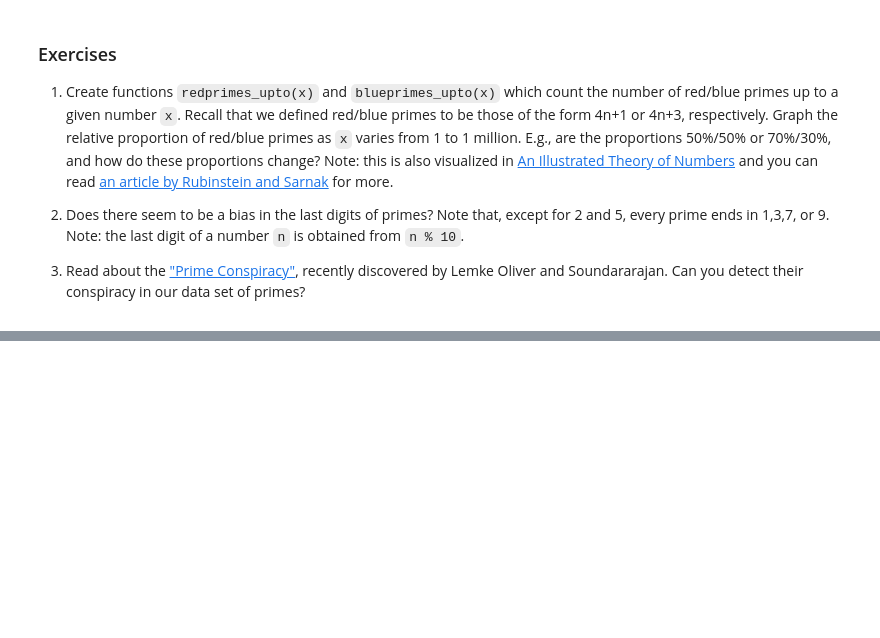
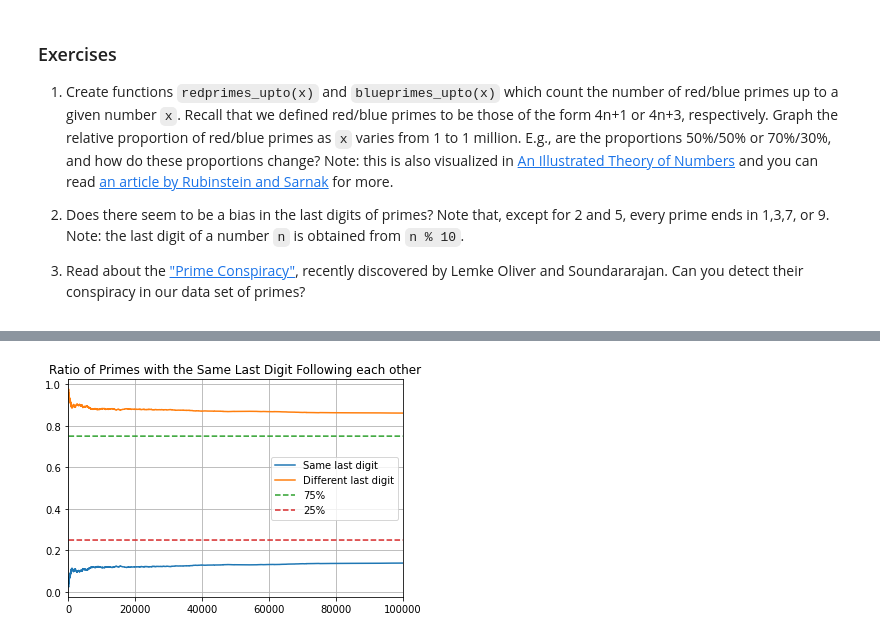
Before and after one commit to jdvallad/Math-152, a Jupyter notebook: P4M_Notebook_3.ipynb, the cells around one changed output, grey strips where cells are left out. Saved outputs shown, nothing was run; the diff lists cells and outputs as text; code cells hidden in the pictures; blank space fills up the shorter version.

```diff
--- a/P4M_Notebook_3.ipynb
+++ b/P4M_Notebook_3.ipynb
@@ -1156,0 +1166,35 @@ plt.show()
+# %%
+# Problem 3
+same_last_digit = [0,0,0]
+different_last_digit = [0,0,0]
+total_count = [0,0,0]
+last_digit = 2
+prime_list = isprime_list(100000)
+input = list(range(len(prime_list)))
+for i in range(3,len(prime_list)):
+    same_last_digit.append(same_last_digit[-1])
+    different_last_digit.append(different_last_digit[-1])
+    total_count.append(total_count[-1])
+    if prime_list[i]:
+        total_count[-1] += 1
+        new_digit = i % 10
+        if new_digit == last_digit:
+            same_last_digit[-1] += 1
+        else:
+            different_last_digit[-1] += 1
+        last_digit = new_digit
+%matplotlib inline
+plt.xlim(0,len(input))
+plt.plot(input[149:],[same_last_digit[i] / total_count[i] for i in range(149, len(input))], label='Same last digit')
+plt.plot(input[149:],[different_last_digit[i] / total_count[i] for i in range(149, len(input))], label='Different last digit')
+plt.plot(input[149:],[.75 for i in range(149, len(input))], '--',label='75%')
+plt.plot(input[149:],[.25 for i in range(149, len(input))],'--', label='25%')
+plt.title('Ratio of Primes with the Same Last Digit Following each other')
+plt.legend()
+plt.grid(True)
+plt.show()
+# If you assume that primes are distributed randomly among there possible values, then you would expect the odds to be a 75%/25% split.
+# However, there is a clear preference for digits to not repeat from one prime to the next.
+# Indeed, the prime number conspiracy is very present in this dataset.
+# %% [output]
+[figure, added]
```
Also changed, not shown: parts of 2 cells of this notebook.
